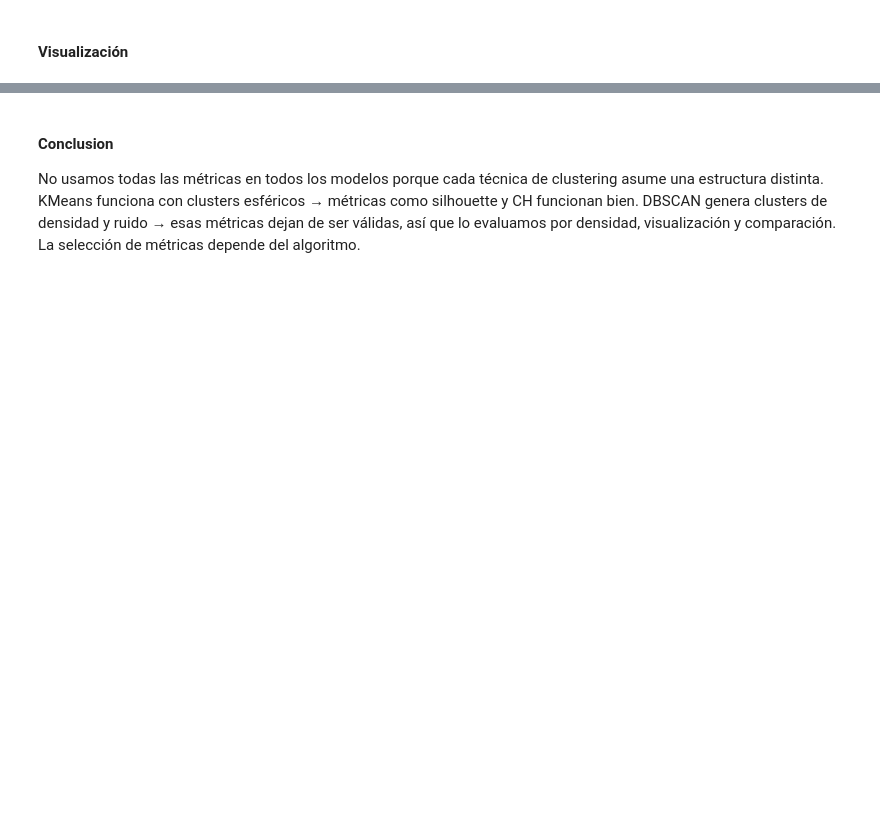
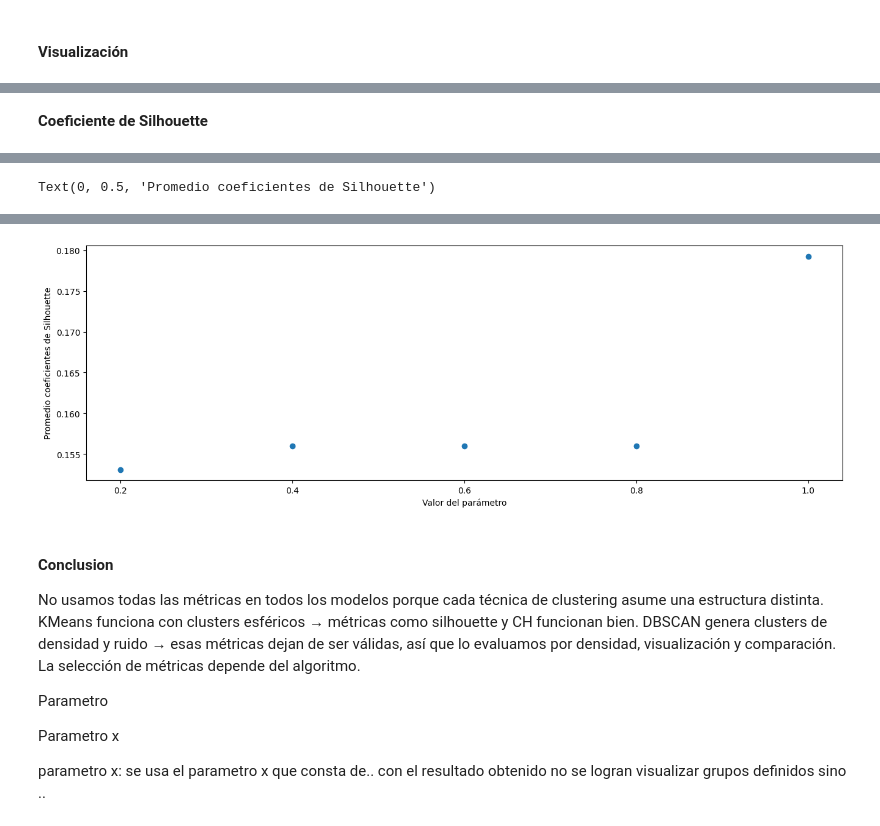
Before and after one commit to BrandonLCC/FIFA_ML_Kedro, a Jupyter notebook: notebooks/unsupervised/02_clustering_dbscan.ipynb.ipynb, the cells around one changed output, grey strips where cells are left out. Saved outputs shown, nothing was run; the diff lists cells and outputs as text; code cells hidden in the pictures; blank space fills up the shorter version.

```diff
--- a/notebooks/unsupervised/02_clustering_dbscan.ipynb.ipynb
+++ b/notebooks/unsupervised/02_clustering_dbscan.ipynb.ipynb
@@ -159,0 +307,22 @@ pd.crosstab(df_fifa_22["KMeans_cluster"], df_fifa_22["DBSCAN_cluster"])
+# %% [markdown]
+**Coeficiente de Silhouette**
+# %%
+# Creamos una lista para guardar de los coeficientes de silhouette para cada valor de parámetro
+silhouette_coefficients = []
+
+parametros = [0.2, 0.4, 0.6, 0.8, 1]
+# Aca no vamos ir variando el número de cluster. ¿POR QUE?
+for n in parametros:
+     clustering = DBSCAN(eps=n, min_samples=1).fit(X)
+     clustering.fit(X)
+     score = silhouette_score(X, clustering.labels_)
+     silhouette_coefficients.append(score)
+# %%
+fig, ax = plt.subplots(figsize = (16, 5))
+
+# estas lineas son el grafico de SSE vs el parámetro a variar
+ax.scatter(parametros, silhouette_coefficients)
+ax.set_xticks(parametros)
+ax.set_xlabel("Valor del parámetro")
+ax.set_ylabel("Promedio coeficientes de Silhouette")
+# %% [output]
@@ -159,0 +330 @@ pd.crosstab(df_fifa_22["KMeans_cluster"], df_fifa_22["DBSCAN_cluster"])
+Text(0, 0.5, 'Promedio coeficientes de Silhouette')
@@ -160,3 +332,4 @@ pd.crosstab(df_fifa_22["KMeans_cluster"], df_fifa_22["DBSCAN_cluster"])
+[figure, added]
 # %% [markdown]
 #### **Conclusion**
 
@@ -164,3 +337,9 @@ No usamos todas las métricas en todos los modelos porque cada técnica de clust
 KMeans funciona con clusters esféricos → métricas como silhouette y CH funcionan bien.
 DBSCAN genera clusters de densidad y ruido → esas métricas dejan de ser válidas, así que lo evaluamos por densidad, visualización y comparación.
 La selección de métricas depende del algoritmo.
+
+Parametro
+
+Parametro x
+
+parametro x: se usa el parametro x que consta de.. con el resultado obtenido no se logran visualizar grupos definidos sino ..
```
Also changed, not shown: parts of 19 cells of this notebook, 3 other files.
